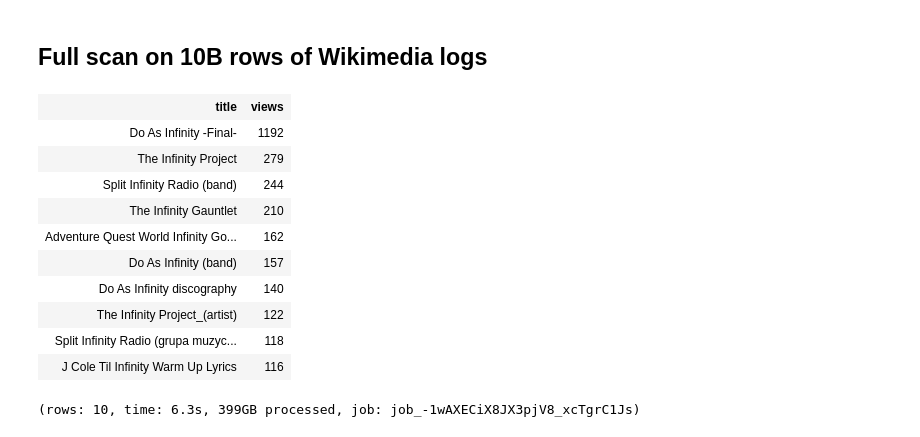
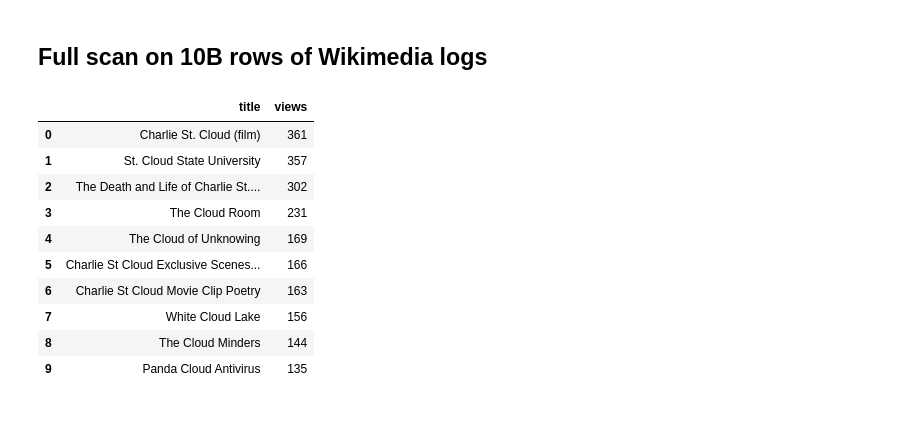
Before and after one commit to kazunori279/cloudml-demo, a Jupyter notebook: Next17 BQ Simple Query.ipynb, the cells around one changed output. Saved outputs shown, nothing was run; the diff lists cells and outputs as text; code cells hidden in the pictures.

Commit message:
Fixed BQ query and etc.

```diff
--- a/Next17 BQ Simple Query.ipynb
+++ b/Next17 BQ Simple Query.ipynb
@@ -1,30 +1,34 @@
 # %% [markdown]
 ## Full scan on 10B rows of Wikimedia logs
 # %%
-%%sql
+%%bq query -n wiki10B
 SELECT
   title,
   SUM(views) AS views
 FROM
-  [bigquery-samples:wikipedia_benchmark.Wiki10B]
+  `bigquery-samples.wikipedia_benchmark.Wiki10B`
 WHERE
-  REGEXP_MATCH(title, r' Infinity ')
+  REGEXP_CONTAINS(title, r' Cloud ')
 GROUP BY
   title
 ORDER BY
   views DESC
 LIMIT
   10
-# %% [output]
-| title | views |
-| Do As Infinity -Final- | 1192 |
-| The Infinity Project | 279 |
-| Split Infinity Radio (band) | 244 |
-| The Infinity Gauntlet | 210 |
-| Adventure Quest World Infinity Go... | 162 |
-| Do As Infinity (band) | 157 |
-| Do As Infinity discography | 140 |
-| The Infinity Project_(artist) | 122 |
-| Split Infinity Radio (grupa muzyc... | 118 |
-| J Cole Til Infinity Warm Up Lyrics | 116 |
-(rows: 10, time: 6.3s, 399GB processed, job: job_-1wAXECiX8JX3pjV8_xcTgrC1Js)
+# %%
+import google.datalab.bigquery as bq
+options = bq.QueryOutput.dataframe(use_cache=False)
+dataframe = wiki10B.execute(options).result()
+dataframe
+# %% [output]
+|  | title | views |
+| 0 | Charlie St. Cloud (film) | 361 |
+| 1 | St. Cloud State University | 357 |
+| 2 | The Death and Life of Charlie St.... | 302 |
+| 3 | The Cloud Room | 231 |
+| 4 | The Cloud of Unknowing | 169 |
+| 5 | Charlie St Cloud Exclusive Scenes... | 166 |
+| 6 | Charlie St Cloud Movie Clip Poetry | 163 |
+| 7 | White Cloud Lake | 156 |
+| 8 | The Cloud Minders | 144 |
+| 9 | Panda Cloud Antivirus | 135 |
```
Also changed, not shown: 3 other files.
